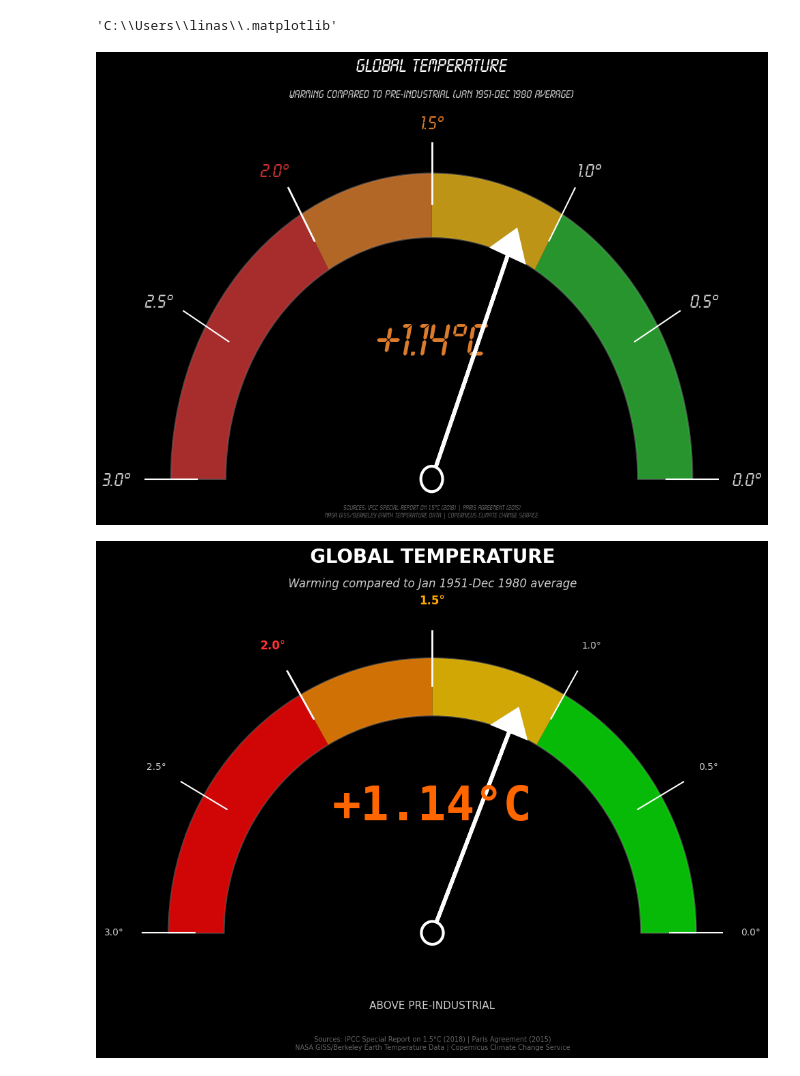
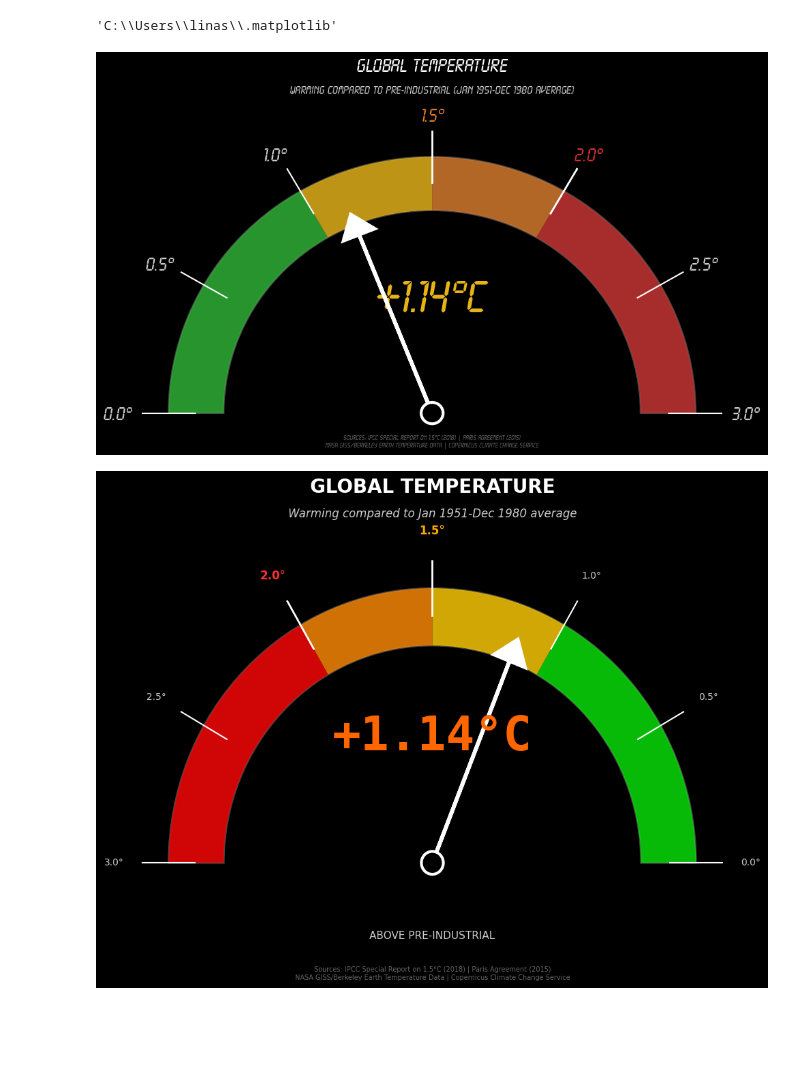
Before and after one commit to linachos/Data-Visualization, a Jupyter notebook: Project/temp_display.ipynb, the cells around one changed output. Drawn from its saved outputs; the diff is of its cells as text; code cells hidden in the pictures; blank space fills up the shorter version.

```diff
--- a/Project/temp_display.ipynb
+++ b/Project/temp_display.ipynb
@@ -78,7 +78,7 @@ colors = {'green': '#2dc937',
 # CREATE SPEEDOMETER VISUALIZATION
 # ============================================
 
-fig, ax = plt.subplots(figsize=(10, 7), facecolor='#000000')
+fig, ax = plt.subplots(figsize=(10, 6), facecolor='#000000')
 ax.set_xlim(-1.5, 1.5)
 ax.set_ylim(-0.1, 1.4)
 ax.axis('off')
@@ -97,7 +97,7 @@ temp_range = temp_max - temp_min
 def temp_to_angle(temp_value):
     """Convert temperature to angle on gauge"""
     pct = (temp_value - temp_min) / temp_range
-    return theta_start + pct * (theta_end - theta_start)
+    return theta_end + pct * (theta_start - theta_end)
 
 angle_1_0 = temp_to_angle(1.0)  # Experienced warming
 angle_1_5 = temp_to_angle(1.5)  # Paris Agreement preferred target
@@ -109,22 +109,22 @@ bg_arc = Wedge((0, 0), 1.2, theta_start, theta_end, width=0.25,
 ax.add_patch(bg_arc)
 
 # Green zone: 0-1.0°C (Relatively safe)
-safe_arc = Wedge((0, 0), 1.2, theta_start, angle_1_0, width=0.25,
+safe_arc = Wedge((0, 0), 1.2, angle_1_0, theta_end, width=0.25,
                  facecolor=colors['green'], edgecolor='none', alpha=0.7)
 ax.add_patch(safe_arc)
 
 # Yellow zone: 1.0-1.5°C (CAUTION - Paris preferred target)
-caution_arc = Wedge((0, 0), 1.2, angle_1_0, angle_1_5, width=0.25,
+caution_arc = Wedge((0, 0), 1.2, angle_1_5, angle_1_0, width=0.25,
                     facecolor=colors['yellow'], edgecolor='none', alpha=0.8)
 ax.add_patch(caution_arc)
 
 # Orange zone: 1.5-2.0°C (WARNING - Paris upper limit)
-warning_arc = Wedge((0, 0), 1.2, angle_1_5, angle_2_0, width=0.25,
+warning_arc = Wedge((0, 0), 1.2, angle_2_0, angle_1_5, width=0.25,
                     facecolor=colors['orange'], edgecolor='none', alpha=0.8)
 ax.add_patch(warning_arc)
 
 # Red zone: 2.0-3.0°C (DANGER - severe impacts)
-danger_arc = Wedge((0, 0), 1.2, angle_2_0, theta_end, width=0.25,
+danger_arc = Wedge((0, 0), 1.2, theta_start, angle_2_0, width=0.25,
                    facecolor=colors['red'], edgecolor='none', alpha=0.8)
 ax.add_patch(danger_arc)
 
@@ -143,7 +143,7 @@ for temp_val in tick_values:
             color='white', linewidth=2 if temp_val in [1.5, 2.0] else 1.5)
 
     # Label
-    x_label = 1.45 * np.cos(angle_rad)
+    x_label = 1.43 * np.cos(angle_rad)
     y_label = 1.4 * np.sin(angle_rad)
 
     label_text = f'{temp_val:.1f}°'
@@ -162,43 +162,41 @@ for temp_val in tick_values:
 
 # Digital readout - current temperature
 ax.text(0, 0.55, f'+{current_temp:.2f}°C', fontsize=50, fontweight='bold',
-        color=colors['orange'], ha='center', va='center',
+        color=colors['yellow'], ha='center', va='center',
         zorder=1)
 
 # Needle pointing to current temperature
 needle_angle = temp_to_angle(current_temp)
 needle_rad = np.radians(needle_angle)
-needle_x = 0.95 * np.cos(needle_rad)
-needle_y = 0.95 * np.sin(needle_rad)
+needle_x = 0.9 * np.cos(needle_rad)
+needle_y = 0.9 * np.sin(needle_rad)
 
 ax.arrow(0, 0, needle_x, needle_y, head_width=0.15, head_length=0.1,
          fc='#ffffff', ec='#ffffff', linewidth=4, zorder=2)
 
 # Center hub
 center = Circle((0, 0), 0.05, facecolor='#000000',
                 edgecolor='white', linewidth=3, zorder=11)
 ax.add_patch(center)
-
-
 
 # Title
 ax.text(0, 1.6, 'GLOBAL TEMPERATURE', fontsize=20,
         fontweight='bold', color='#ffffff', ha='center', va='bottom')
 ax.text(0, 1.5, 'Warming compared to pre-industrial (Jan 1951-Dec 1980 average)', fontsize=12,
         color='#cccccc', ha='center', va='bottom', style='italic')
 
 # Sources
 sources_text = '''Sources: IPCC Special Report on 1.5°C (2018) | Paris Agreement (2015)
 NASA GISS/Berkeley Earth Temperature Data | Copernicus Climate Change Service'''
 ax.text(0, -0.1, sources_text, fontsize=7, color='#666666',
         ha='center', va='top', multialignment='center')
 
 plt.tight_layout()
 plt.savefig('visualizations/temperature_speedometer.png', dpi=500,
             bbox_inches='tight', facecolor='#000000', edgecolor='none')
 plt.show()
 # %% [output]
-[figure, old version]
+[figure, new version]
 # %%
 # ============================================
 # CREATE SPEEDOMETER VISUALIZATION
```
Also changed, not shown: 3 other files.
